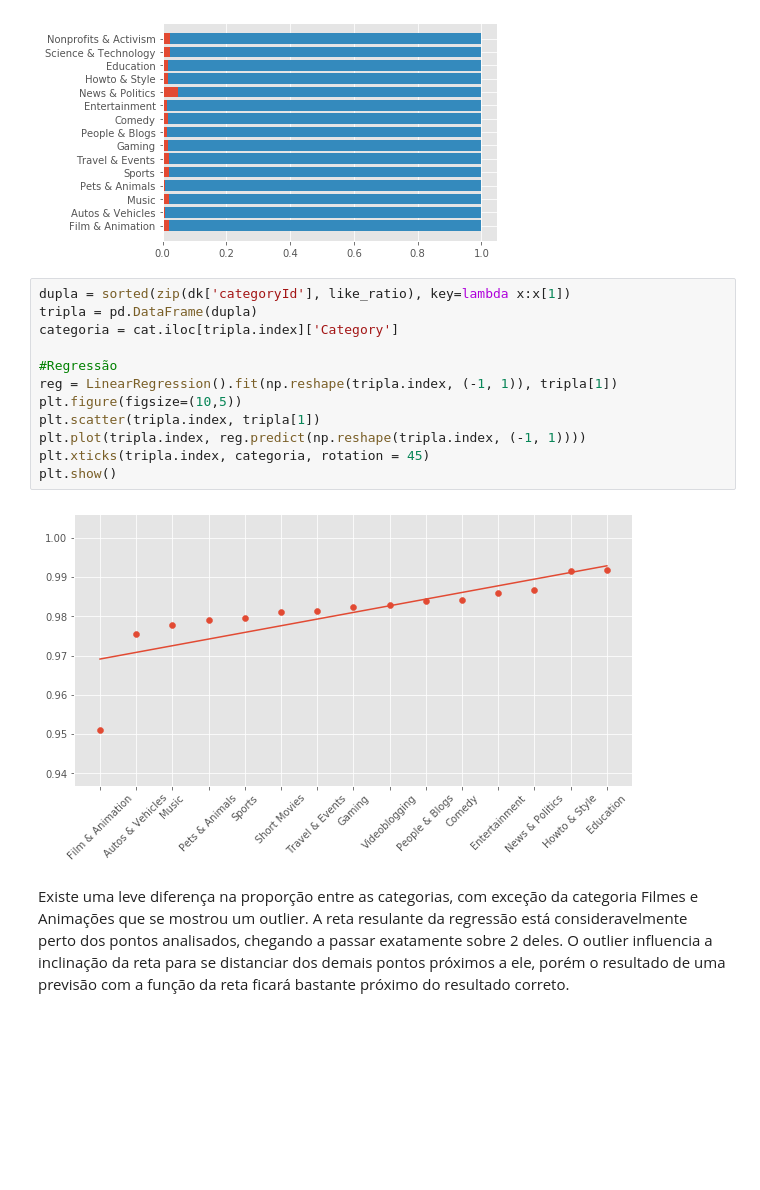
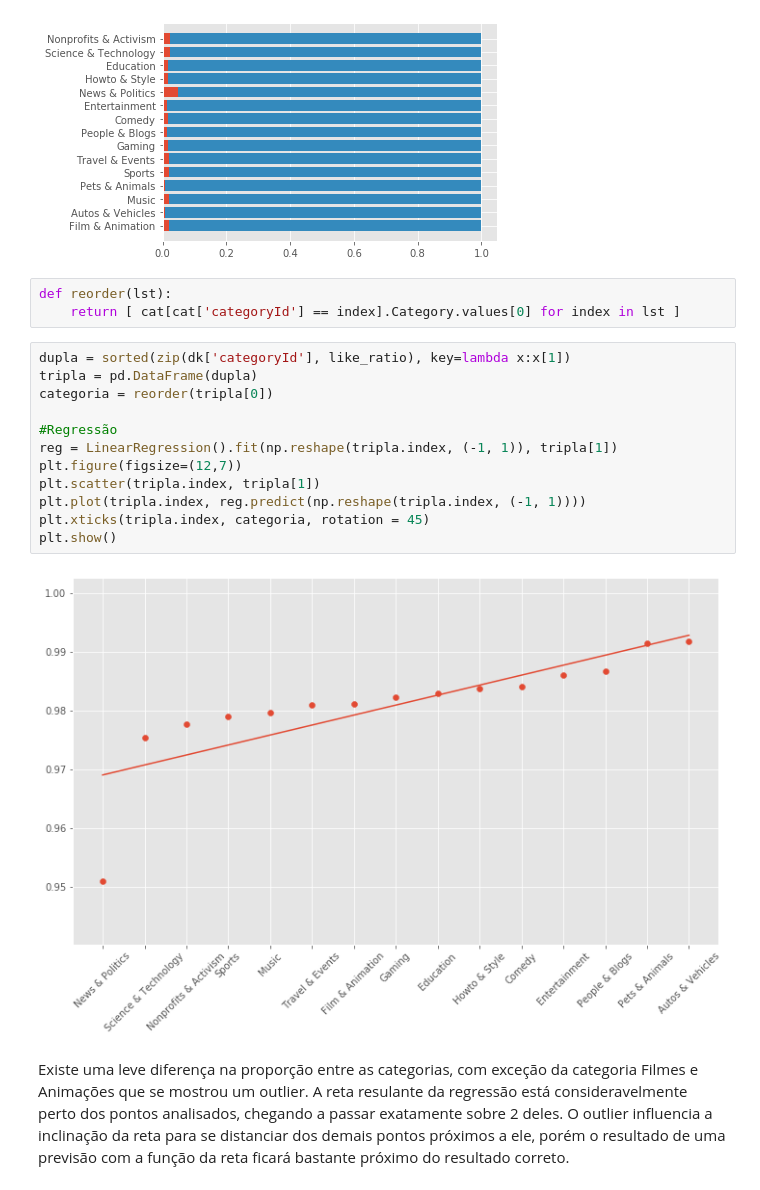
Before and after one commit to caiocaldeira3/ytdaily, a Jupyter notebook: ytdaily.ipynb, the cells around one changed output. Cells and saved outputs as stored; diff of their text form; blank space fills up the shorter version.

```diff
--- a/ytdaily.ipynb
+++ b/ytdaily.ipynb
@@ -443,19 +443,22 @@ plt.barh(y = dk["Category"], width=like_ratio, left = dislike_ratio)
 plt.show()
 # %% [output]
 [figure]
+# %%
+def reorder(lst):
+    return [ cat[cat['categoryId'] == index].Category.values[0] for index in lst ]
 # %%
 dupla = sorted(zip(dk['categoryId'], like_ratio), key=lambda x:x[1])
 tripla = pd.DataFrame(dupla)
-categoria = cat.iloc[tripla.index]['Category']
+categoria = reorder(tripla[0])
 
 #Regressão
 reg = LinearRegression().fit(np.reshape(tripla.index, (-1, 1)), tripla[1])
-plt.figure(figsize=(10,5))
+plt.figure(figsize=(12,7))
 plt.scatter(tripla.index, tripla[1])
 plt.plot(tripla.index, reg.predict(np.reshape(tripla.index, (-1, 1))))
 plt.xticks(tripla.index, categoria, rotation = 45)
 plt.show()
 # %% [output]
-[figure, old version]
+[figure, new version]
 # %% [markdown]
 Existe uma leve diferença na proporção entre as categorias, com exceção da categoria Filmes e Animações que se mostrou um outlier. A reta resulante da regressão está consideravelmente perto dos pontos analisados, chegando a passar exatamente sobre 2 deles. O outlier influencia a inclinação da reta para se distanciar dos demais pontos próximos a ele, porém o resultado de uma previsão com a função da reta ficará bastante próximo do resultado correto.
```
